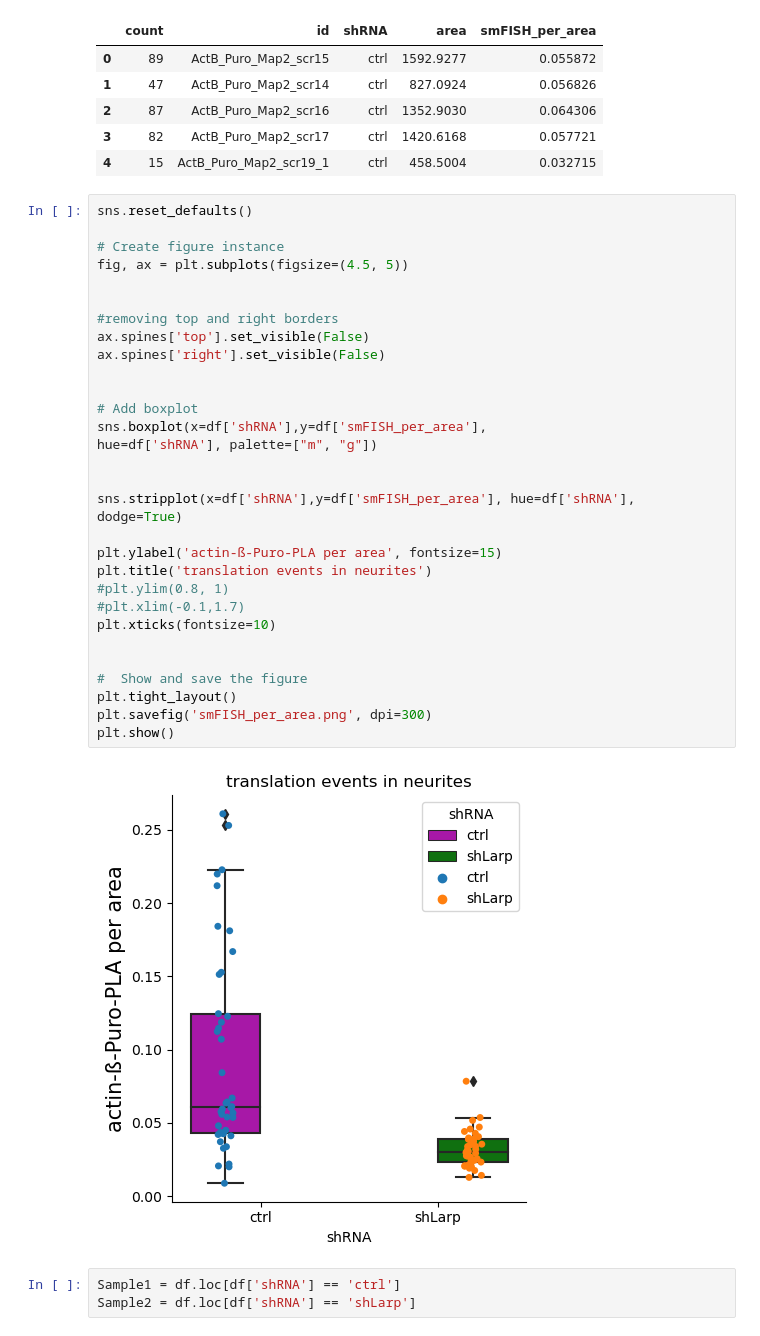
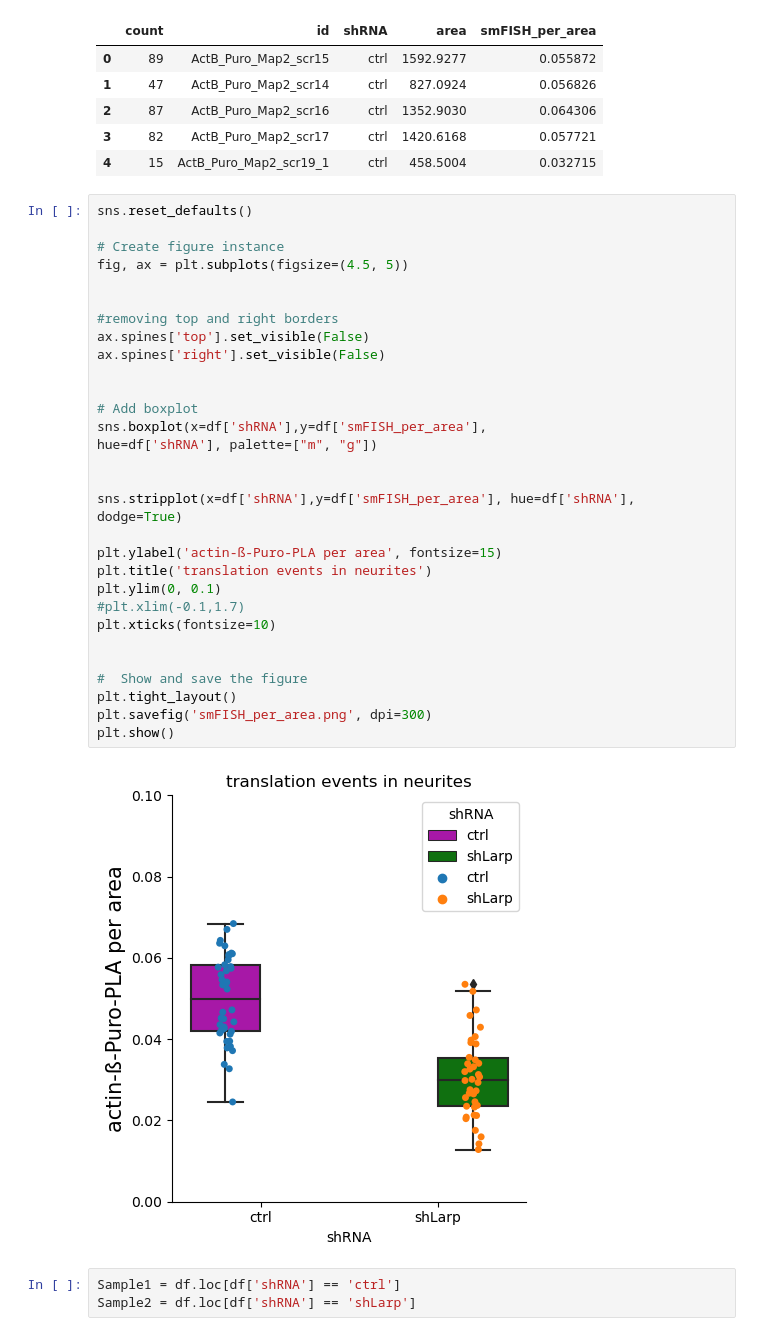
Before and after one commit to LauraBreimann/neuron_Puro-PLA_quantification, a Jupyter notebook: scripts/Plot_Puro-PLA_values.ipynb, the cells around one changed output. Drawn from its saved outputs; the diff is of its cells as text.

Commit message:
Added more plots

```diff
--- a/scripts/Plot_Puro-PLA_values.ipynb
+++ b/scripts/Plot_Puro-PLA_values.ipynb
@@ -19,35 +19,35 @@ df.head()
 # %%
 sns.reset_defaults()
 
 # Create figure instance
 fig, ax = plt.subplots(figsize=(4.5, 5))
 
 
 #removing top and right borders
 ax.spines['top'].set_visible(False)
 ax.spines['right'].set_visible(False)
 
 
 # Add boxplot
 sns.boxplot(x=df['shRNA'],y=df['smFISH_per_area'],
 hue=df['shRNA'], palette=["m", "g"])
 
 
 sns.stripplot(x=df['shRNA'],y=df['smFISH_per_area'], hue=df['shRNA'], dodge=True)
 
 plt.ylabel('actin-ß-Puro-PLA per area', fontsize=15)
 plt.title('translation events in neurites')
-#plt.ylim(0.8, 1)
+plt.ylim(0, 0.1)
 #plt.xlim(-0.1,1.7)
 plt.xticks(fontsize=10)
 
 
 #  Show and save the figure
 plt.tight_layout()
 plt.savefig('smFISH_per_area.png', dpi=300)
 plt.show()
 # %% [output]
-[figure, old version]
+[figure, new version]
 # %%
 Sample1 = df.loc[df['shRNA'] == 'ctrl']
 Sample2 = df.loc[df['shRNA'] == 'shLarp']
```
Also changed, not shown: parts of 3 cells of this notebook, 1 other file.
